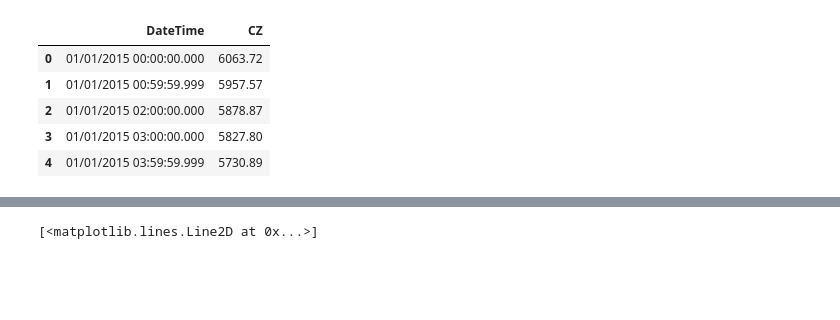
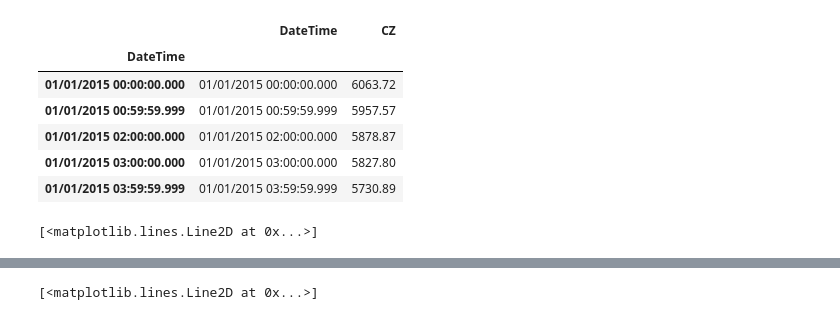
Before and after one commit to ValentinLassaigne/Machine-Learning, a Jupyter notebook: Clim2Power.ipynb, the cells around one changed output, grey strips where cells are left out. Drawn from its saved outputs; the diff is of its cells as text; code cells hidden in the pictures; blank space fills up the shorter version.

```diff
--- a/Clim2Power.ipynb
+++ b/Clim2Power.ipynb
@@ -4,12 +4,18 @@ import pandas as pd
 import matplotlib as mpl
 import matplotlib.pyplot as plt
 # %%
-df_HRE = pd.read_csv('Load.csv',delimiter=';')
-df_HRE.head()
+df_load = pd.read_csv('Load.csv',delimiter=';')
+df_load.index=df_load['DateTime']
+df_load.head()
 # %% [output]
 |  | DateTime | CZ |
-| 0 | 01/01/2015 00:00:00.000 | 6063.72 |
-| 1 | 01/01/2015 00:59:59.999 | 5957.57 |
-| 2 | 01/01/2015 02:00:00.000 | 5878.87 |
-| 3 | 01/01/2015 03:00:00.000 | 5827.80 |
-| 4 | 01/01/2015 03:59:59.999 | 5730.89 |
+| DateTime |  |  |
+| 01/01/2015 00:00:00.000 | 01/01/2015 00:00:00.000 | 6063.72 |
+| 01/01/2015 00:59:59.999 | 01/01/2015 00:59:59.999 | 5957.57 |
+| 01/01/2015 02:00:00.000 | 01/01/2015 02:00:00.000 | 5878.87 |
+| 01/01/2015 03:00:00.000 | 01/01/2015 03:00:00.000 | 5827.80 |
+| 01/01/2015 03:59:59.999 | 01/01/2015 03:59:59.999 | 5730.89 |
+# %%
+plt.plot(df_load['CZ'])
+# %% [output]
+[<matplotlib.lines.Line2D at 0x...>]
```
Also changed, not shown: parts of 20 cells of this notebook, 2 other files.
